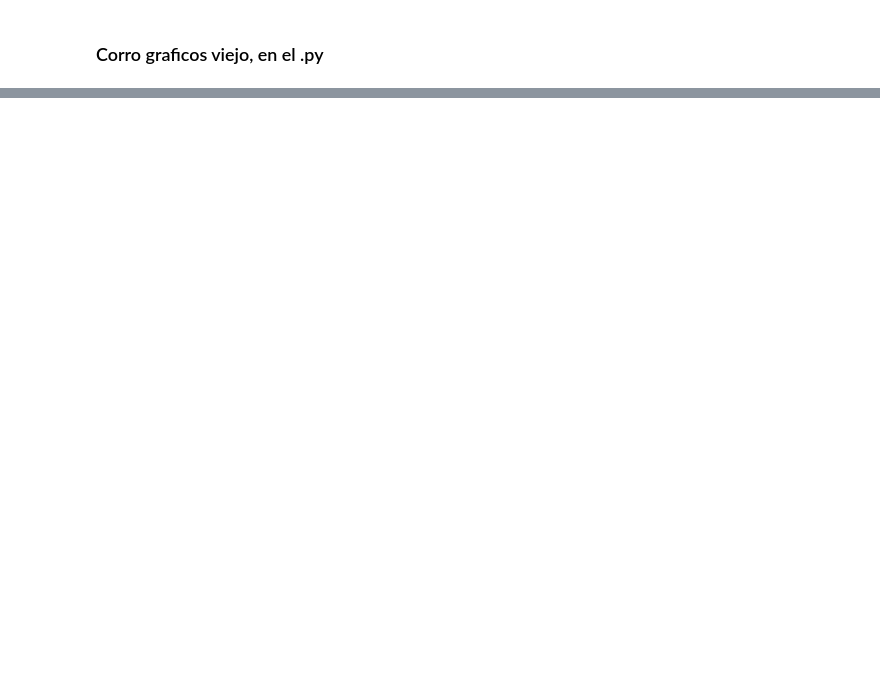
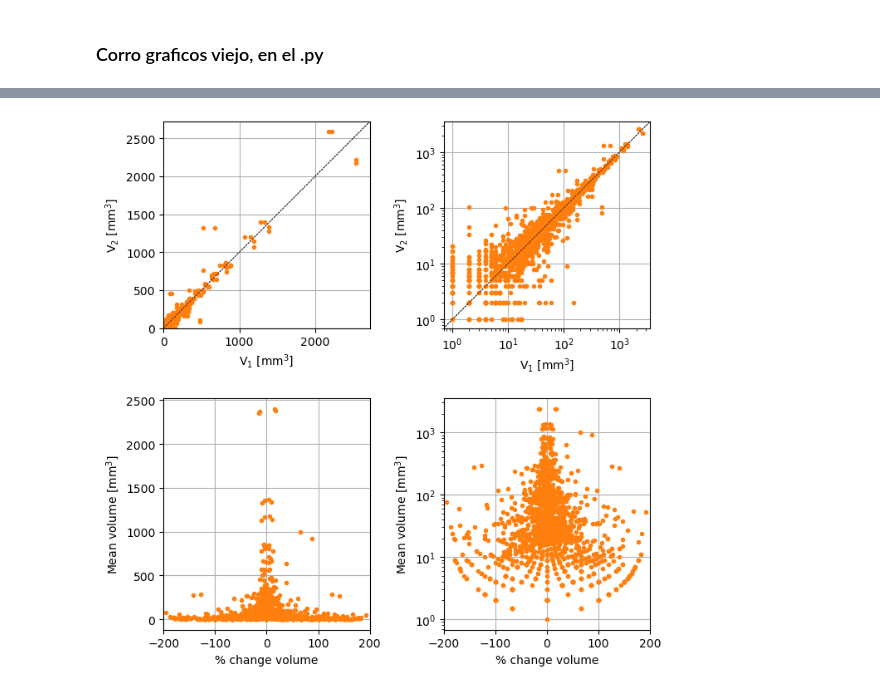
Before and after one commit to diegoshalom/entelai_threshold_finetuning, a Jupyter notebook: notebooks/dataset 6x4.ipynb, the cells around one changed output, grey strips where cells are left out. Cells and saved outputs as stored; diff of their text form; code cells hidden in the pictures; blank space fills up the shorter version.

```diff
--- a/notebooks/dataset 6x4.ipynb
+++ b/notebooks/dataset 6x4.ipynb
@@ -702,0 +807,5 @@ print('val1 = %g%% \nval2 = %g%%'%(value1*100,value2*100))
+# %%
+df_plot = df.query('samereso==0').copy()
+h = plot_v1v2_dvpdv(df_plot['vol1'],df_plot['vol2'],df_plot['samereso'])
+# %% [output]
+[figure, added]
```
Also changed, not shown: parts of 21 cells of this notebook, 4 other files.
